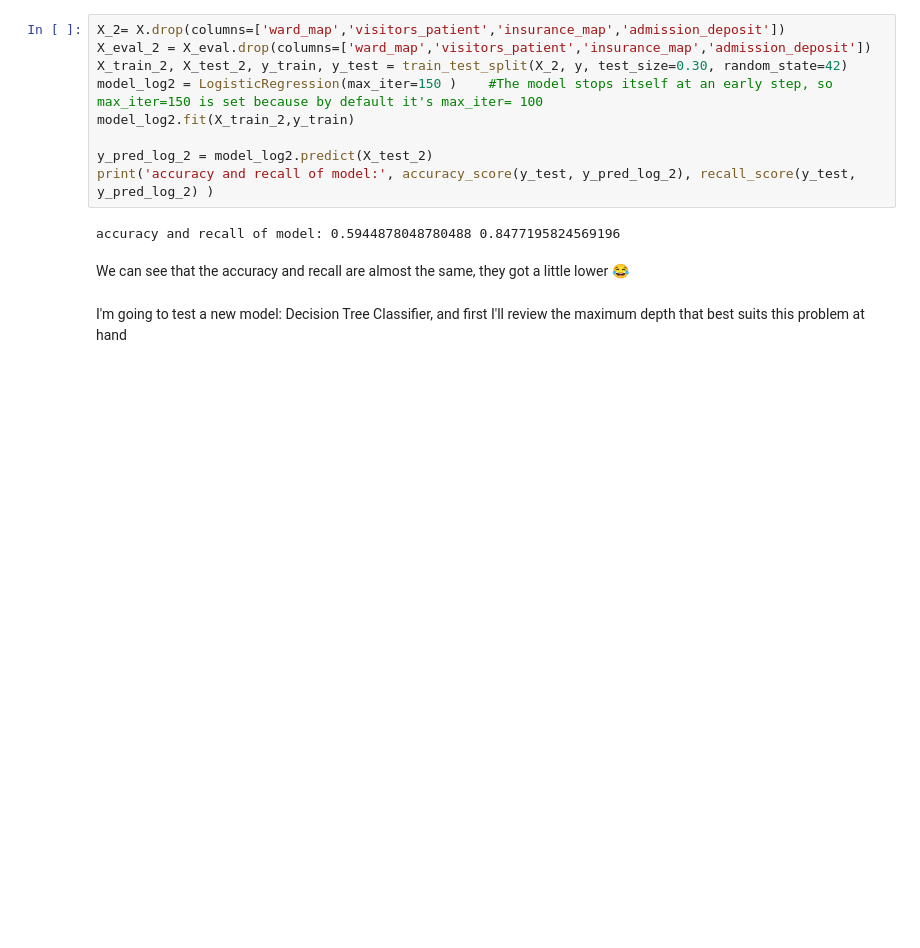
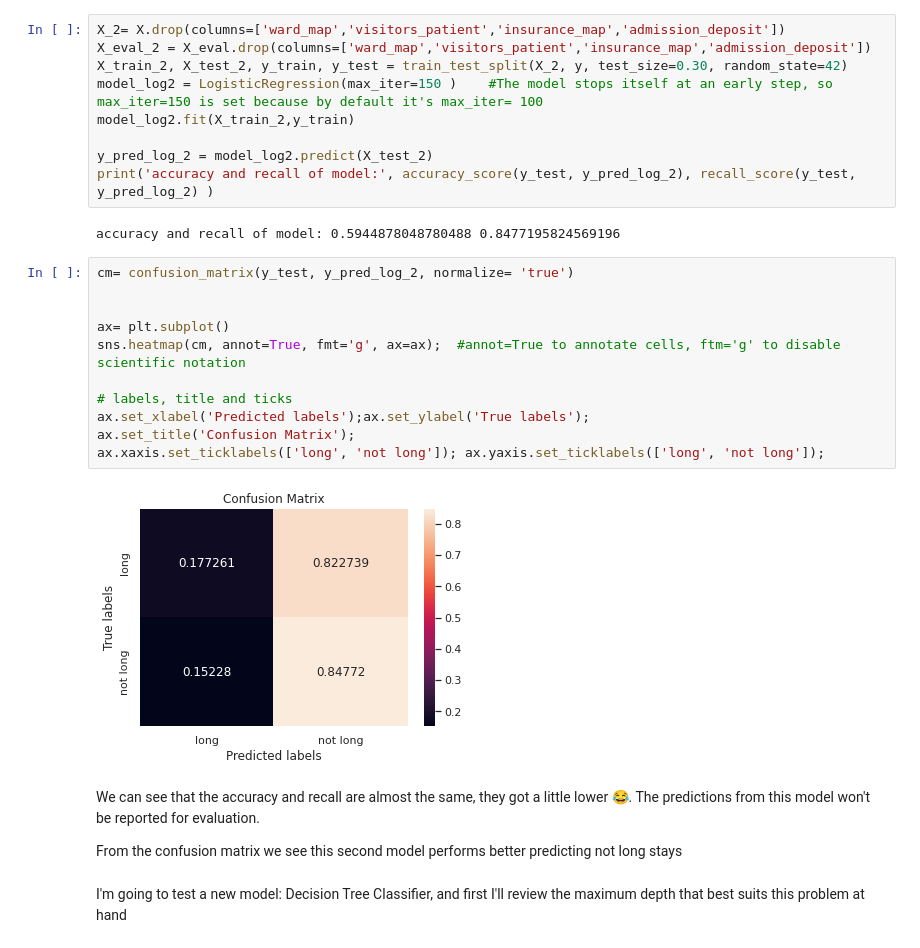
Before and after one commit to Astroprogramm/Machine_Learning_Project, a Jupyter notebook: ML_HospitalStay.ipynb, the cells around one changed output. Drawn from its saved outputs; the diff is of its cells as text; blank space fills up the shorter version.

```diff
--- a/ML_HospitalStay.ipynb
+++ b/ML_HospitalStay.ipynb
@@ -503,8 +511,23 @@ y_pred_log_2 = model_log2.predict(X_test_2)
 print('accuracy and recall of model:', accuracy_score(y_test, y_pred_log_2), recall_score(y_test, y_pred_log_2) )
 # %% [output]
 accuracy and recall of model: 0.5944878048780488 0.8477195824569196
+# %%
+cm= confusion_matrix(y_test, y_pred_log_2, normalize= 'true')
+
+
+ax= plt.subplot()
+sns.heatmap(cm, annot=True, fmt='g', ax=ax);  #annot=True to annotate cells, ftm='g' to disable scientific notation
+
+# labels, title and ticks
+ax.set_xlabel('Predicted labels');ax.set_ylabel('True labels');
+ax.set_title('Confusion Matrix');
+ax.xaxis.set_ticklabels(['long', 'not long']); ax.yaxis.set_ticklabels(['long', 'not long']);
+# %% [output]
+[figure, added]
 # %% [markdown]
-We can see that the accuracy and recall are almost the same, they got a little lower 😂
+We can see that the accuracy and recall are almost the same, they got a little lower 😂. The predictions from this model won't be reported for evaluation.
+
+From the confusion matrix we see this second model performs better predicting not long stays
 # %% [markdown]
 I'm going to test a new model: Decision Tree Classifier, and first I'll review the maximum depth that best suits this problem at hand
 # %%
```
Also changed, not shown: parts of 23 cells of this notebook.
